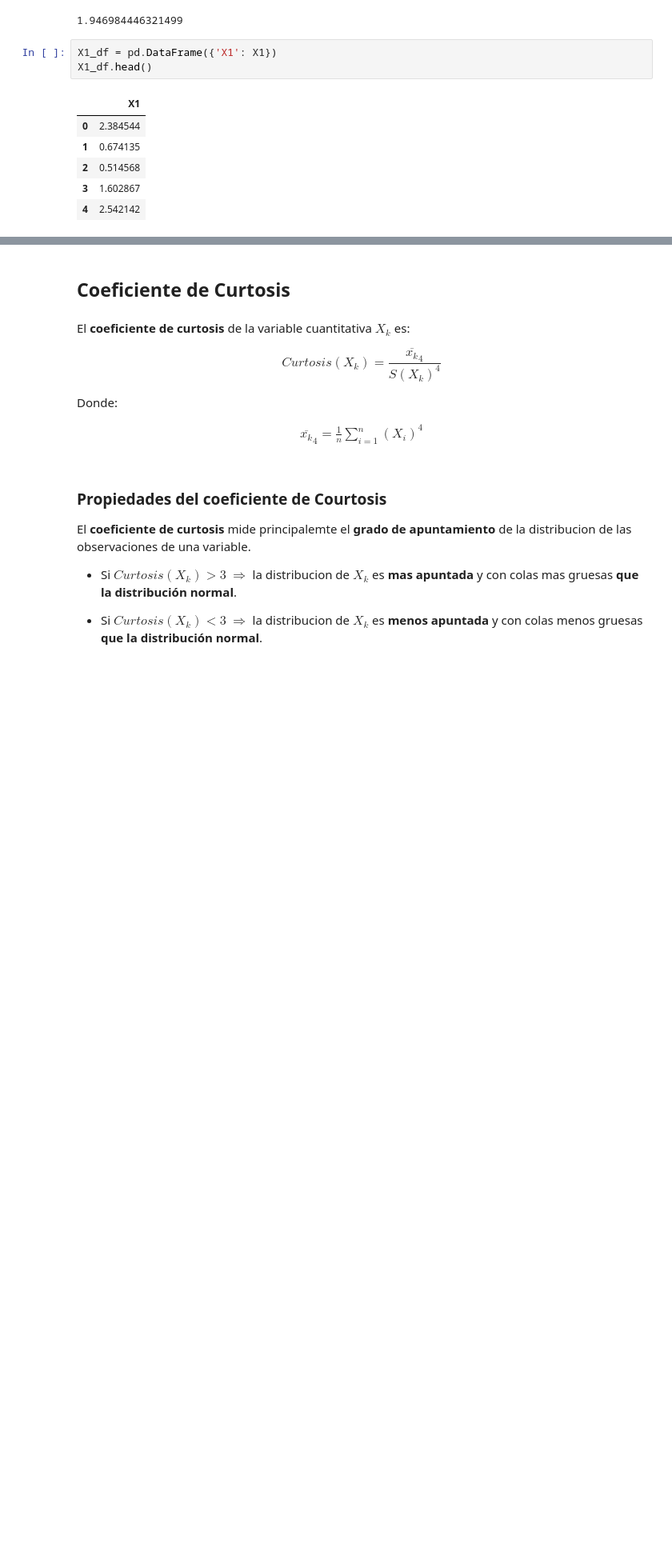
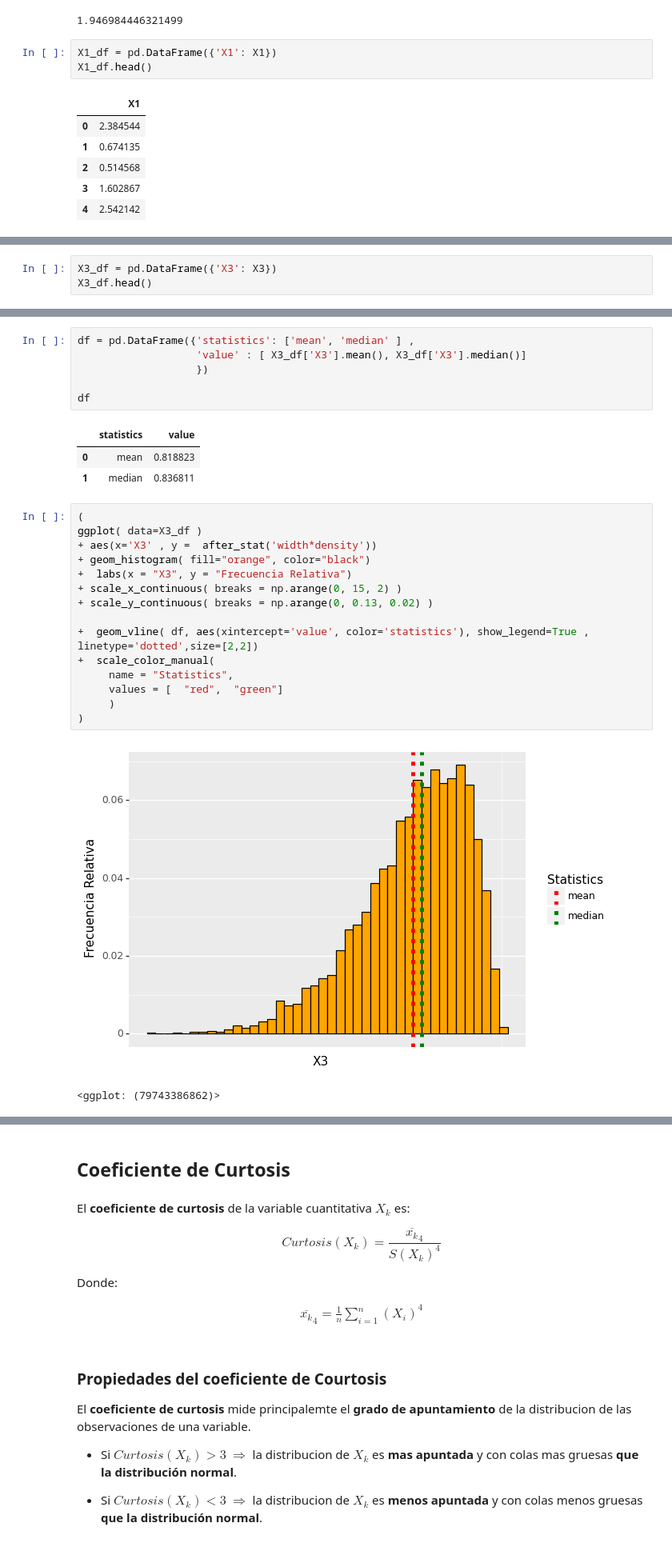
Before and after one commit to FabioScielzoOrtiz/Estadistica4all-blog, a Jupyter notebook: Descriptive Statisitcs in Python and R/Descriptive Statistics with Python and R.ipynb, the cells around one changed output, grey strips where cells are left out. Shown at 80% size. Saved outputs shown, nothing was run; the diff lists cells and outputs as text; blank space fills up the shorter version.

```diff
--- a/Descriptive Statisitcs in Python and R/Descriptive Statistics with Python and R.ipynb
+++ b/Descriptive Statisitcs in Python and R/Descriptive Statistics with Python and R.ipynb
@@ -3220,0 +3274,3 @@ ggplot( data=X1_df )
+# %%
+X3_df = pd.DataFrame({'X3': X3})
+X3_df.head()
@@ -3220,0 +3284,28 @@ ggplot( data=X1_df )
+# %%
+df = pd.DataFrame({'statistics': ['mean', 'median' ] ,
+                   'value' : [ X3_df['X3'].mean(), X3_df['X3'].median()]
+                   })
+
+df
+# %% [output]
+|  | statistics | value |
+| 0 | mean | 0.818823 |
+| 1 | median | 0.836811 |
+# %%
+(
+ggplot( data=X3_df )
++ aes(x='X3' , y =  after_stat('width*density'))
++ geom_histogram( fill="orange", color="black")
++  labs(x = "X3", y = "Frecuencia Relativa")
++ scale_x_continuous( breaks = np.arange(0, 15, 2) )
++ scale_y_continuous( breaks = np.arange(0, 0.13, 0.02) )
+
++  geom_vline( df, aes(xintercept='value', color='statistics'), show_legend=True , linetype='dotted',size=[2,2])
++  scale_color_manual(
+     name = "Statistics",
+     values = [  "red",  "green"]
+     )
+)
+# %% [output]
+[figure, added]
+<ggplot: (79743386862)>
```
Also changed, not shown: parts of 39 cells of this notebook, 1 other file.
